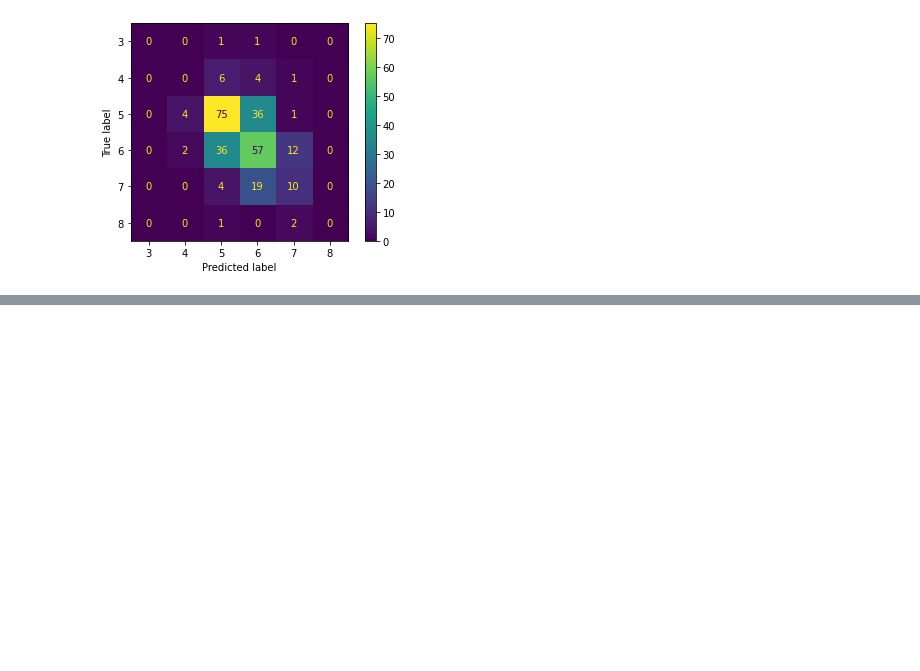
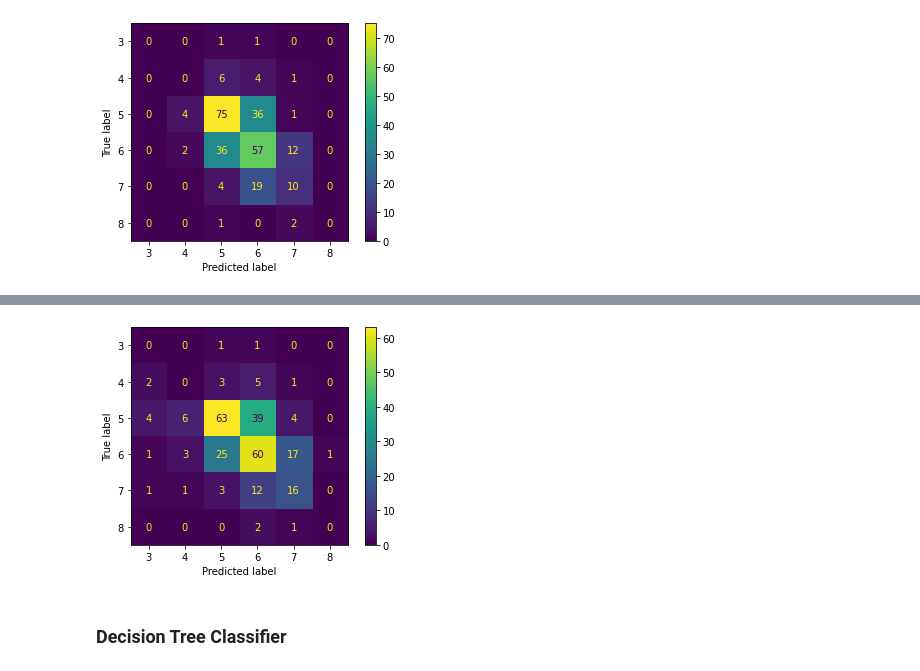
Before and after one commit to peeush-agarwal/red-wine-quality-predictor, a Jupyter notebook: notebooks/models.ipynb, the cells around one changed output, grey strips where cells are left out. Cells and saved outputs as stored; diff of their text form; code cells hidden in the pictures; blank space fills up the shorter version.

Commit message:
Add NaiveBayesClassifier to predict

```diff
--- a/notebooks/models.ipynb
+++ b/notebooks/models.ipynb
@@ -107,0 +111,3 @@ display_conf_matrix(y_val, y_val_pred_knn)
+# %%
+nb = GaussianNB()
+nb.fit(X_train_sc, y_train)
@@ -107,0 +116,2 @@ display_conf_matrix(y_val, y_val_pred_knn)
+# %%
+y_val_pred_nb = nb.predict(X_val_sc)
@@ -107,0 +137,6 @@ display_conf_matrix(y_val, y_val_pred_knn)
+# %%
+display_conf_matrix(y_val, y_val_pred_nb)
+# %% [output]
+[figure, added]
+# %% [markdown]
+### Decision Tree Classifier
```
Also changed, not shown: parts of 4 cells of this notebook.
